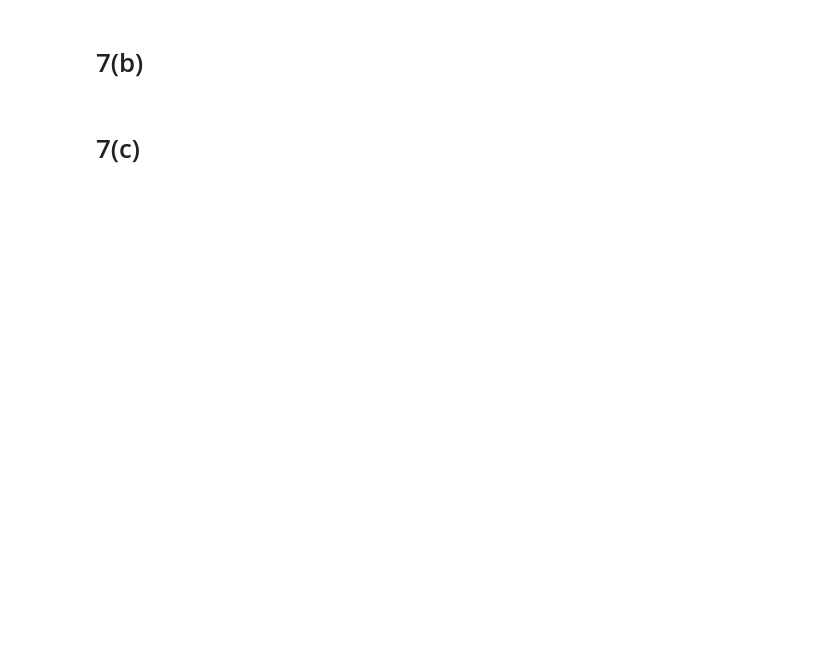
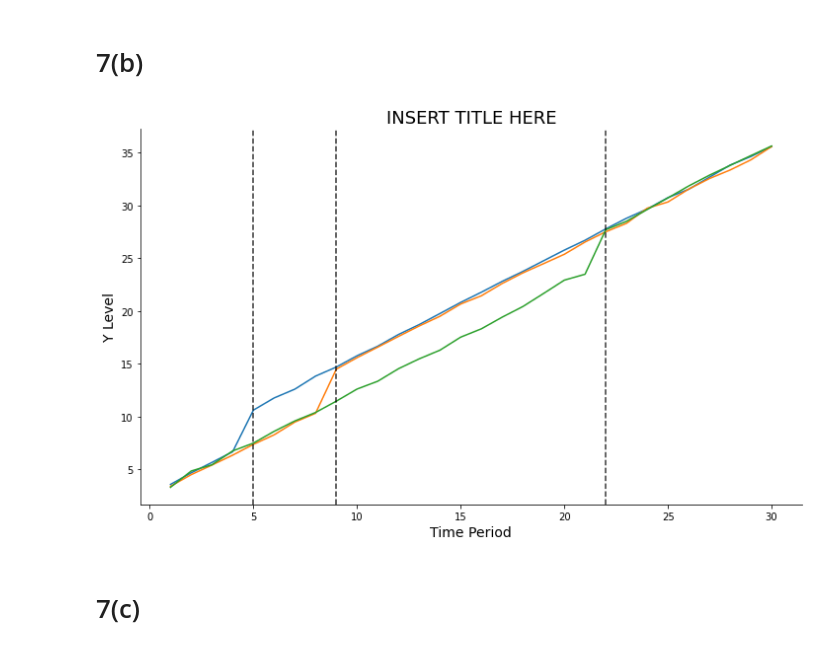
Before and after one commit to stevenbuschbach/Applied-Microeconometrics, a Jupyter notebook: q7/q7_code.ipynb, the cells around one changed output. Saved outputs shown, nothing was run; the diff lists cells and outputs as text; code cells hidden in the pictures; blank space fills up the shorter version.

```diff
--- a/q7/q7_code.ipynb
+++ b/q7/q7_code.ipynb
@@ -79,2 +87,5 @@ KeyError: ('y0', 'y1', 'y')
 # %% [markdown]
 # 7(b)
+# %%
+N = 300  # Sample size
+T = 30   # Time periods
@@ -81,2 +126,34 @@ KeyError: ('y0', 'y1', 'y')
+# %%
+# Average by cohort
+agg_df = df.groupby(['cohort','time']).mean().reset_index()
+# %%
+fig,ax = plt.subplots(figsize=(12,7))
+
+# Formatting stuff
+ax.spines['top'].set_visible(False)
+ax.spines['right'].set_visible(False)
+
+# Plot 1 main stuff
+ax.plot(agg_df.loc[agg_df.cohort == 5, 'time'], agg_df.loc[agg_df.cohort == 5, 'y'])
+ax.plot(agg_df.loc[agg_df.cohort == 9, 'time'], agg_df.loc[agg_df.cohort == 9, 'y'])
+ax.plot(agg_df.loc[agg_df.cohort == 22, 'time'], agg_df.loc[agg_df.cohort == 22, 'y'])
+
+# Vertical/horizontal lines
+ax.axvline(x=5, color='black', linestyle='dashed', alpha=0.8)
+ax.axvline(x=9, color='black', linestyle='dashed', alpha=0.8)
+ax.axvline(x=22, color='black', linestyle='dashed', alpha=0.8)
+
+# Axis mess
+ax.set_xlabel("Time Period", size=14)
+ax.set_ylabel("Y Level", size=14)
+
+# Titles
+ax.set_title("INSERT TITLE HERE", size=18)
+
+# Save out
+plt.savefig("./q7_output/q7b.png")
+plt.show()
+# %% [output]
+[figure, added]
 # %% [markdown]
 # 7(c)
```
Also changed, not shown: parts of 12 cells of this notebook, 2 other files.
